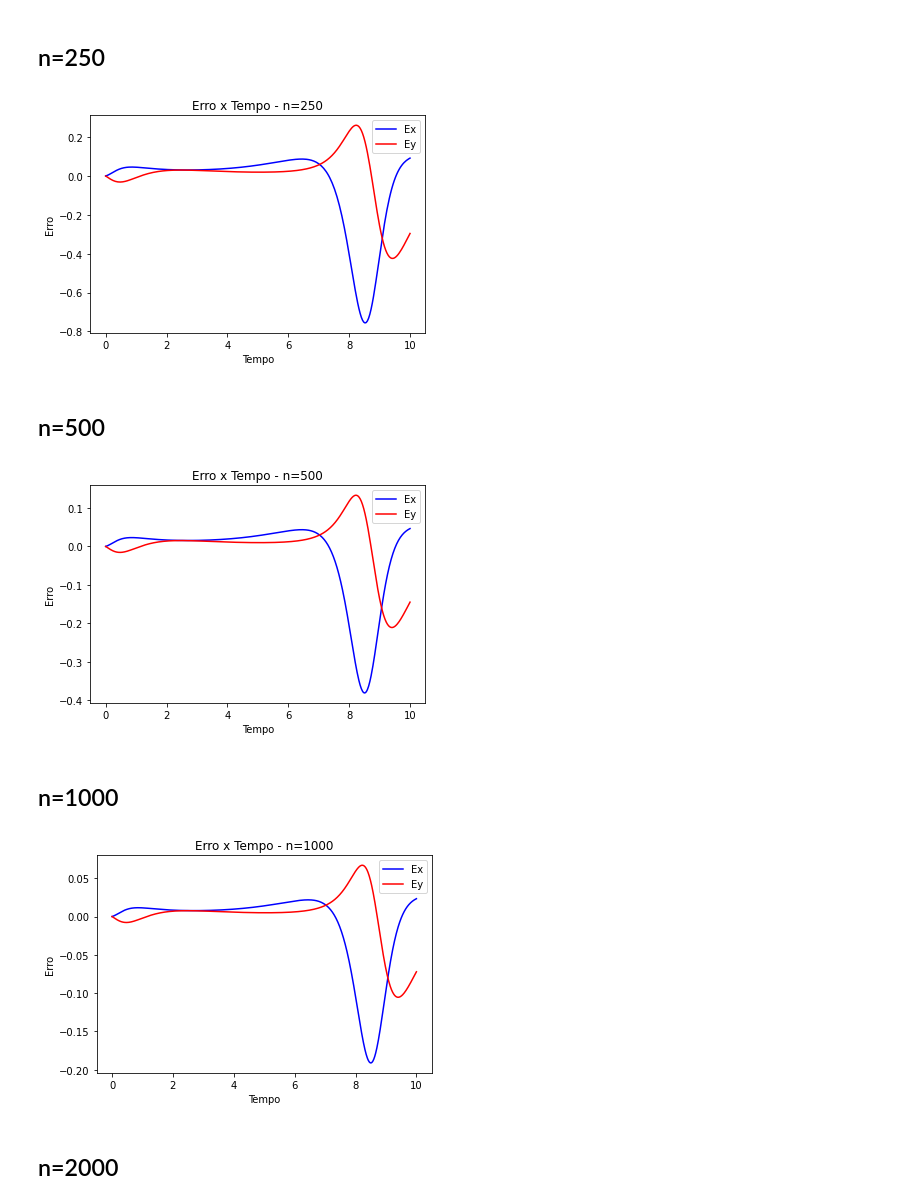
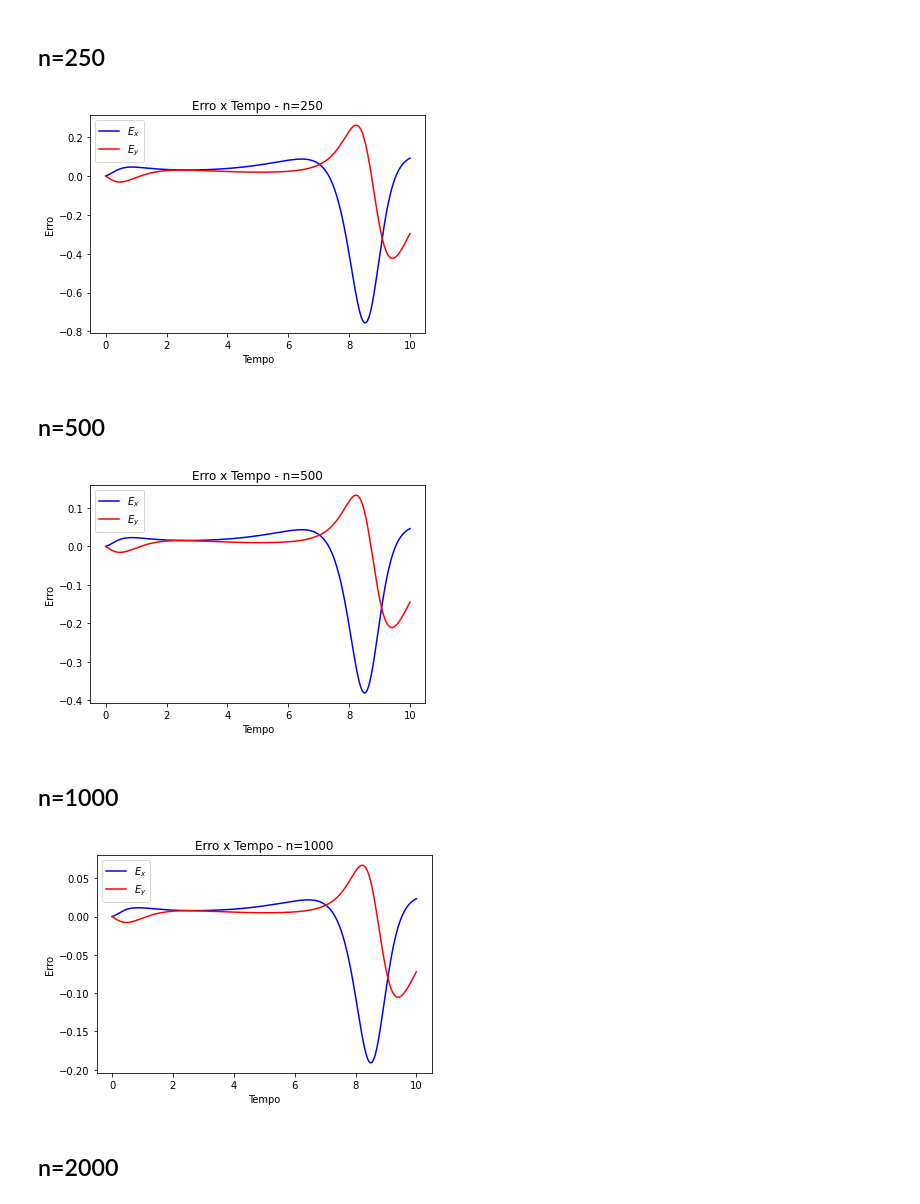
Before and after one commit to enzocardeal/MAP-EP2, a Jupyter notebook: ex2.ipynb, the cells around one changed output. Cells and saved outputs as stored; diff of their text form; code cells hidden in the pictures.

```diff
--- a/ex2.ipynb
+++ b/ex2.ipynb
@@ -212,15 +292,15 @@ erro250 = ex2_erro_euler(0, 10, 250, 7, u0, 2/3, 4/3, 1, 1)
 # %%
 t = np.arange(0, 10.0000000001, 10/250)
 # %%
-plt.plot(t, erro250[:,0], color='blue', label='Ex')
-plt.plot(t, erro250[:,1], color='red', label='Ey')
+plt.plot(t, erro250[:,0], color='blue', label='$E_{x}$')
+plt.plot(t, erro250[:,1], color='red', label='$E_{y}$')
 plt.xlabel('Tempo')
 plt.ylabel('Erro')
 plt.title('Erro x Tempo - n=250')
 plt.legend()
 plt.show()
 # %% [output]
-[figure, old version]
+[figure, new version]
 # %% [markdown]
 ## n=500
 # %%
@@ -228,15 +308,15 @@ erro500 = ex2_erro_euler(0, 10, 500, 7, u0, 2/3, 4/3, 1, 1)
 # %%
 t = np.arange(0, 10.0000000001, 10/500)
 # %%
-plt.plot(t, erro500[:,0], color='blue', label='Ex')
-plt.plot(t, erro500[:,1], color='red', label='Ey')
+plt.plot(t, erro500[:,0], color='blue', label='$E_{x}$')
+plt.plot(t, erro500[:,1], color='red', label='$E_{y}$')
 plt.xlabel('Tempo')
 plt.ylabel('Erro')
 plt.title('Erro x Tempo - n=500')
 plt.legend()
 plt.show()
 # %% [output]
-[figure, old version]
+[figure, new version]
 # %% [markdown]
 ## n=1000
 # %%
@@ -244,15 +324,15 @@ erro1000 = ex2_erro_euler(0, 10, 1000, 7, u0, 2/3, 4/3, 1, 1)
 # %%
 t = np.arange(0, 10.0000000001, 10/1000)
 # %%
-plt.plot(t, erro1000[:,0], color='blue', label='Ex')
-plt.plot(t, erro1000[:,1], color='red', label='Ey')
+plt.plot(t, erro1000[:,0], color='blue', label='$E_{x}$')
+plt.plot(t, erro1000[:,1], color='red', label='$E_{y}$')
 plt.xlabel('Tempo')
 plt.ylabel('Erro')
 plt.title('Erro x Tempo - n=1000')
 plt.legend()
 plt.show()
 # %% [output]
-[figure, old version]
+[figure, new version]
 # %% [markdown]
 ## n=2000
 # %%
```
Also changed, not shown: parts of 26 cells of this notebook, 1 other file.
